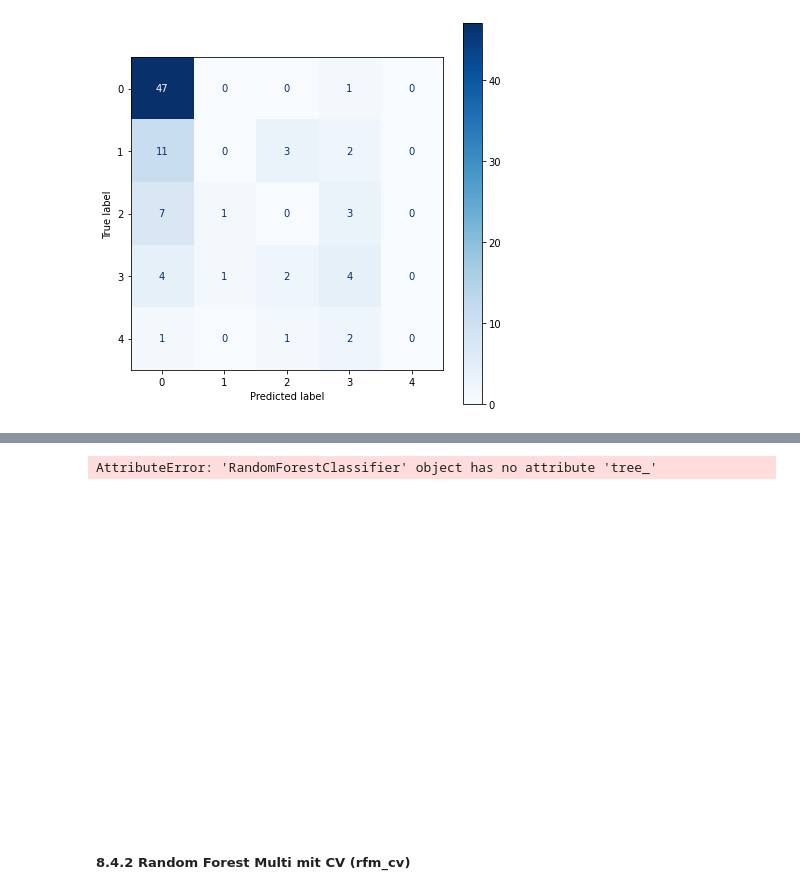
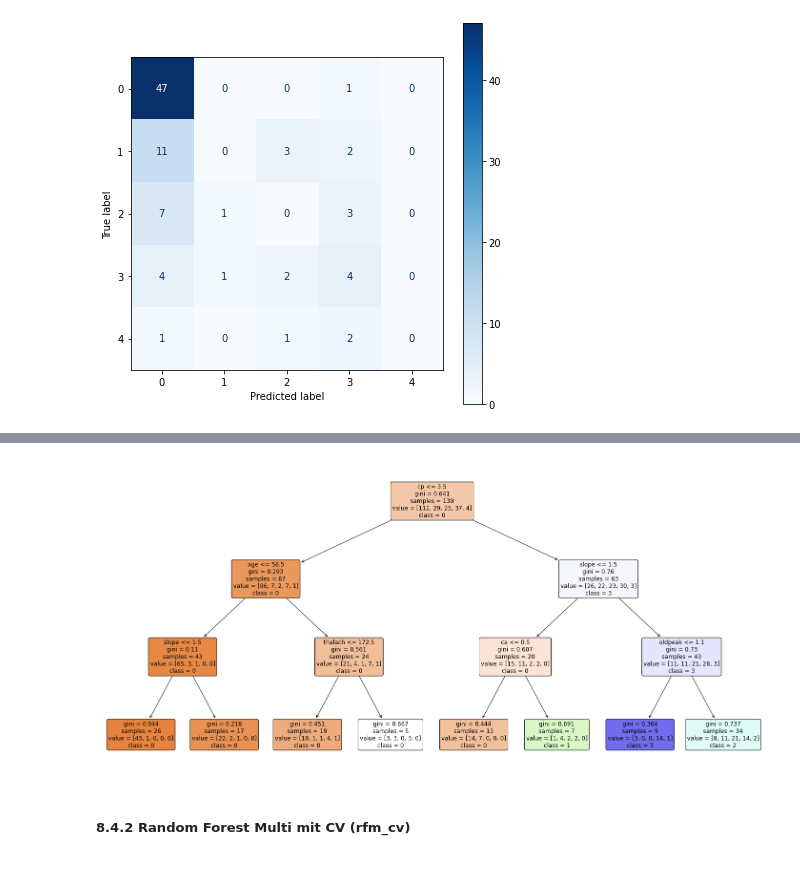
Before and after one commit to Liomat97/Machine-Learning, a Jupyter notebook: Test_Raphael.ipynb, the cells around one changed output, grey strips where cells are left out. Saved outputs shown, nothing was run; the diff lists cells and outputs as text; code cells hidden in the pictures.

```diff
--- a/Test_Raphael.ipynb
+++ b/Test_Raphael.ipynb
@@ -1007,15 +1020,17 @@ rfm_basic_results
 |  | Model | max_depth | accuracy_in_sample | accuracy_out_sample | Precision | Recall | F1 |
 | 0 | rfm_basic | 3 | 0.705314 | 0.566667 | 0.398836 | 0.566667 | 0.467371 |
 # %%
+# ist das richtig?
+#https://stackoverflow.com/questions/69953644/visualizing-a-decision-tree-from-a-sklearn-random-forest-regressor
+
 from sklearn.tree import plot_tree
 
 classnames = classnames_multi
 plt.figure(figsize = (25, 12))
-plot_tree(rfm_basic, filled = True, rounded = True, feature_names = features_names, fontsize = 12, class_names = classnames)
+plot_tree(rfm_basic.estimators_[0], filled = True, rounded = True, feature_names = features_names, fontsize = 12, class_names = classnames)
 plt.show()
 # %% [output]
-AttributeError: 'RandomForestClassifier' object has no attribute 'tree_'
-[figure, old version]
+[figure, new version]
 # %% [markdown]
 ##### 8.4.2 Random Forest Multi mit CV (rfm_cv)
 # %%
```
Also changed, not shown: parts of 2 cells of this notebook.
